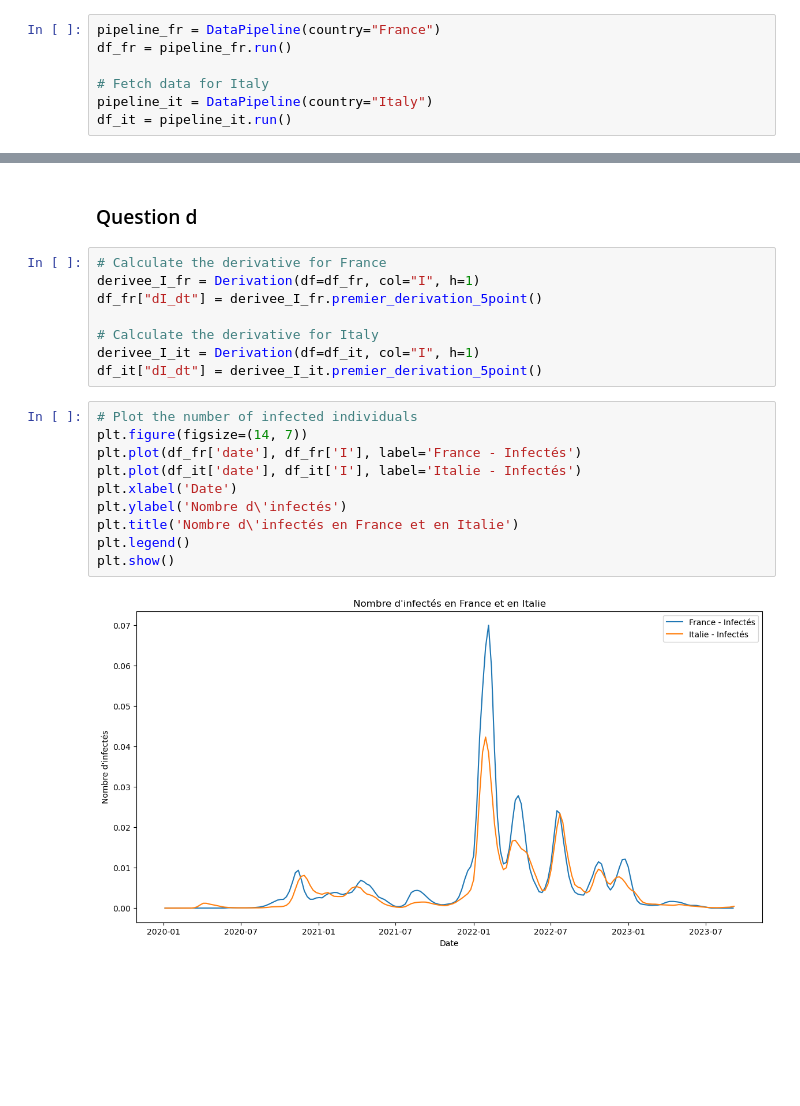
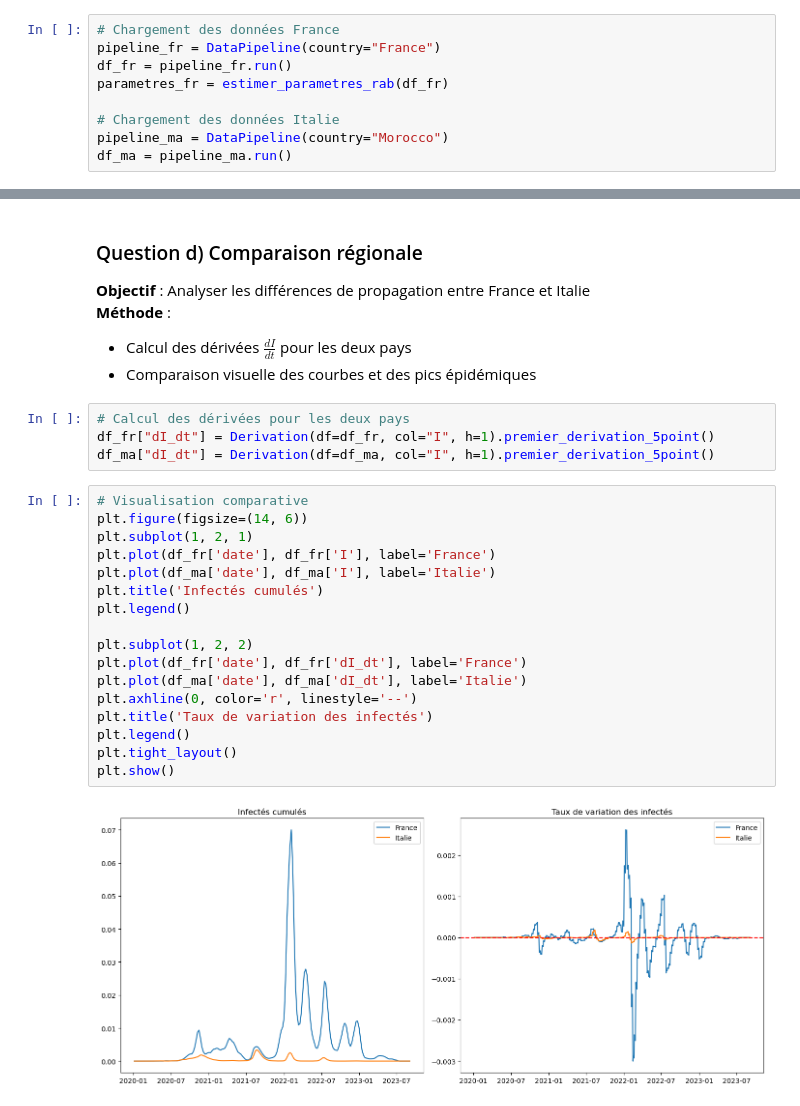
Before and after one commit to Adam-445/virus-spread-model, a Jupyter notebook: notebooks/3_Derivation_Numerique.ipynb, the cells around one changed output, grey strips where cells are left out. Cells and saved outputs as stored; diff of their text form; blank space fills up the shorter version.

Commit message:
feat(notebook): Implémentation de la partie Dérivation Numérique (sauf question b)

```diff
--- a/notebooks/3_Derivation_Numerique.ipynb
+++ b/notebooks/3_Derivation_Numerique.ipynb
@@ -8,9 +12,11 @@ import pandas as pd
 from src.analysis.derivation.methodes import Derivation
 from src.data import DataPipeline
 # %%
+# Chargement des données France
 pipeline_fr = DataPipeline(country="France")
 df_fr = pipeline_fr.run()
+parametres_fr = estimer_parametres_rab(df_fr)
 
-# Fetch data for Italy
-pipeline_it = DataPipeline(country="Italy")
-df_it = pipeline_it.run()
+# Chargement des données Italie
+pipeline_ma = DataPipeline(country="Morocco")
+df_ma = pipeline_ma.run()
@@ -32,24 +92,31 @@ else:
 # %% [output]
 Le pic épidémique survient autour de 2020-01-24 00:00:00
 # %% [markdown]
-### Question d
+### Question d) Comparaison régionale
+**Objectif** : Analyser les différences de propagation entre France et Italie
+**Méthode** :
+- Calcul des dérivées $\frac{dI}{dt}$ pour les deux pays
+- Comparaison visuelle des courbes et des pics épidémiques
 # %%
-# Calculate the derivative for France
-derivee_I_fr = Derivation(df=df_fr, col="I", h=1)
-df_fr["dI_dt"] = derivee_I_fr.premier_derivation_5point()
-
-# Calculate the derivative for Italy
-derivee_I_it = Derivation(df=df_it, col="I", h=1)
-df_it["dI_dt"] = derivee_I_it.premier_derivation_5point()
+# Calcul des dérivées pour les deux pays
+df_fr["dI_dt"] = Derivation(df=df_fr, col="I", h=1).premier_derivation_5point()
+df_ma["dI_dt"] = Derivation(df=df_ma, col="I", h=1).premier_derivation_5point()
 # %%
-# Plot the number of infected individuals
-plt.figure(figsize=(14, 7))
-plt.plot(df_fr['date'], df_fr['I'], label='France - Infectés')
-plt.plot(df_it['date'], df_it['I'], label='Italie - Infectés')
-plt.xlabel('Date')
-plt.ylabel('Nombre d\'infectés')
-plt.title('Nombre d\'infectés en France et en Italie')
+# Visualisation comparative
+plt.figure(figsize=(14, 6))
+plt.subplot(1, 2, 1)
+plt.plot(df_fr['date'], df_fr['I'], label='France')
+plt.plot(df_ma['date'], df_ma['I'], label='Italie')
+plt.title('Infectés cumulés')
 plt.legend()
+
+plt.subplot(1, 2, 2)
+plt.plot(df_fr['date'], df_fr['dI_dt'], label='France')
+plt.plot(df_ma['date'], df_ma['dI_dt'], label='Italie')
+plt.axhline(0, color='r', linestyle='--')
+plt.title('Taux de variation des infectés')
+plt.legend()
+plt.tight_layout()
 plt.show()
 # %% [output]
-[figure, old version]
+[figure, new version]
```
Also changed, not shown: parts of 16 cells of this notebook.
